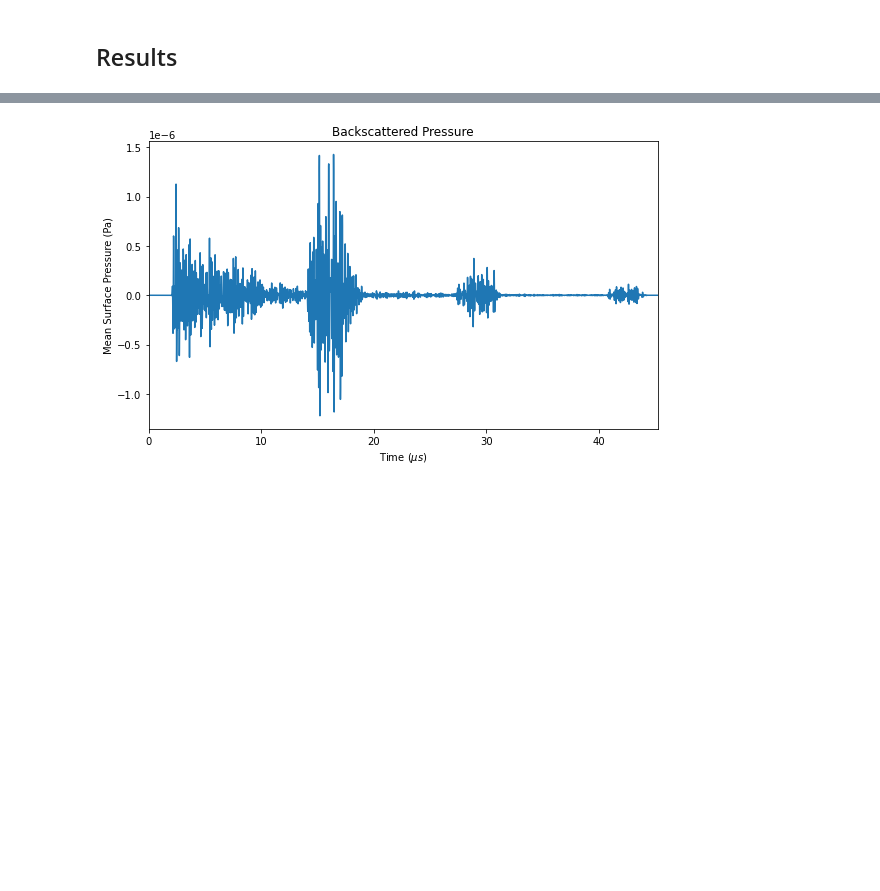
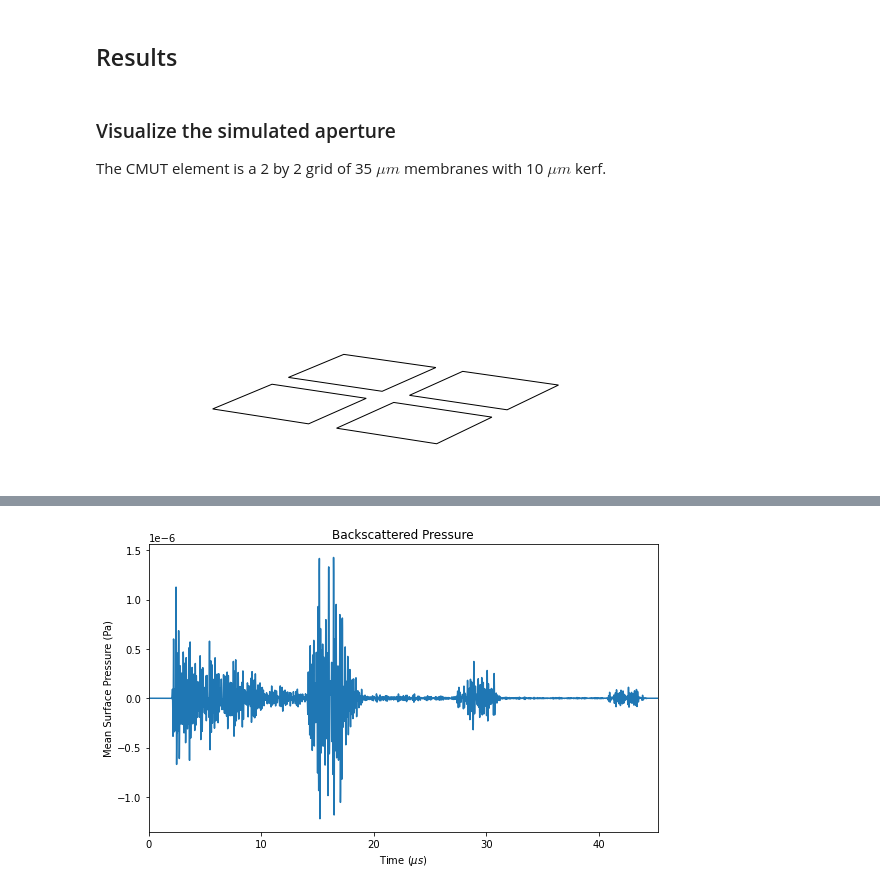
Before and after one commit to bdshieh/pyfield, a Jupyter notebook: examples/cardiac_penetration_layer_phantom.ipynb, the cells around one changed output, grey strips where cells are left out. Saved outputs shown, nothing was run; the diff lists cells and outputs as text; code cells hidden in the pictures; blank space fills up the shorter version.

```diff
--- a/examples/cardiac_penetration_layer_phantom.ipynb
+++ b/examples/cardiac_penetration_layer_phantom.ipynb
@@ -194,3 +218,16 @@ p_total, _ = util.sum_with_padding(p_layers, fs=fs)
 field.field_end()
 # %% [markdown]
 ## Results
+# %% [markdown]
+### Visualize the simulated aperture
+
+The CMUT element is a 2 by 2 grid of 35 $\mu m$ membranes with 10 $\mu m$ kerf.
+# %%
+fig = plt.figure(figsize=(8, 4))
+ax = fig.add_subplot(111, projection='3d')
+ax.set_axis_off()
+xdc_draw(rect, ax=ax)
+plt.tight_layout()
+plt.show()
+# %% [output]
+[figure, added]
```
Also changed, not shown: parts of 21 cells of this notebook, 6 other files.
